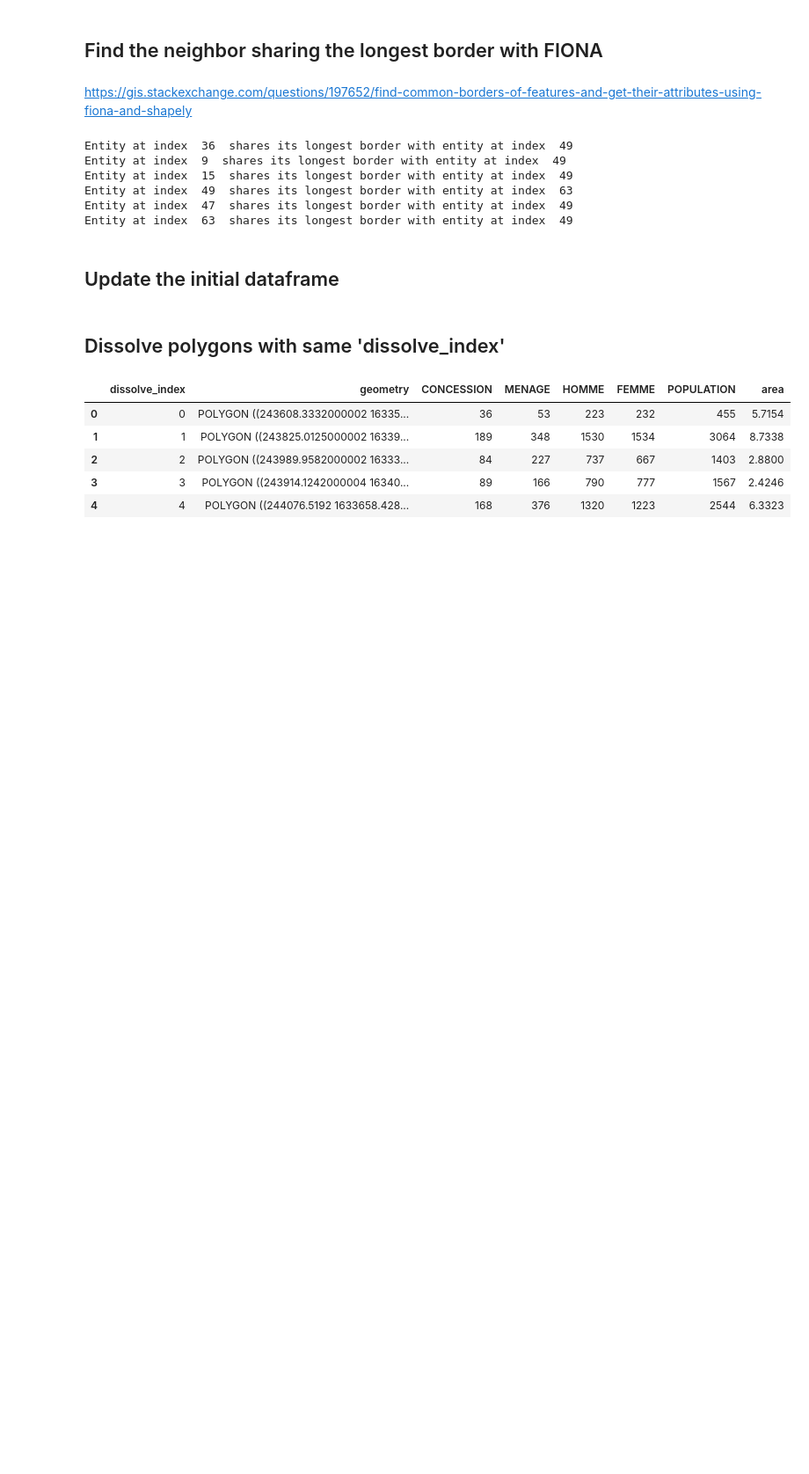
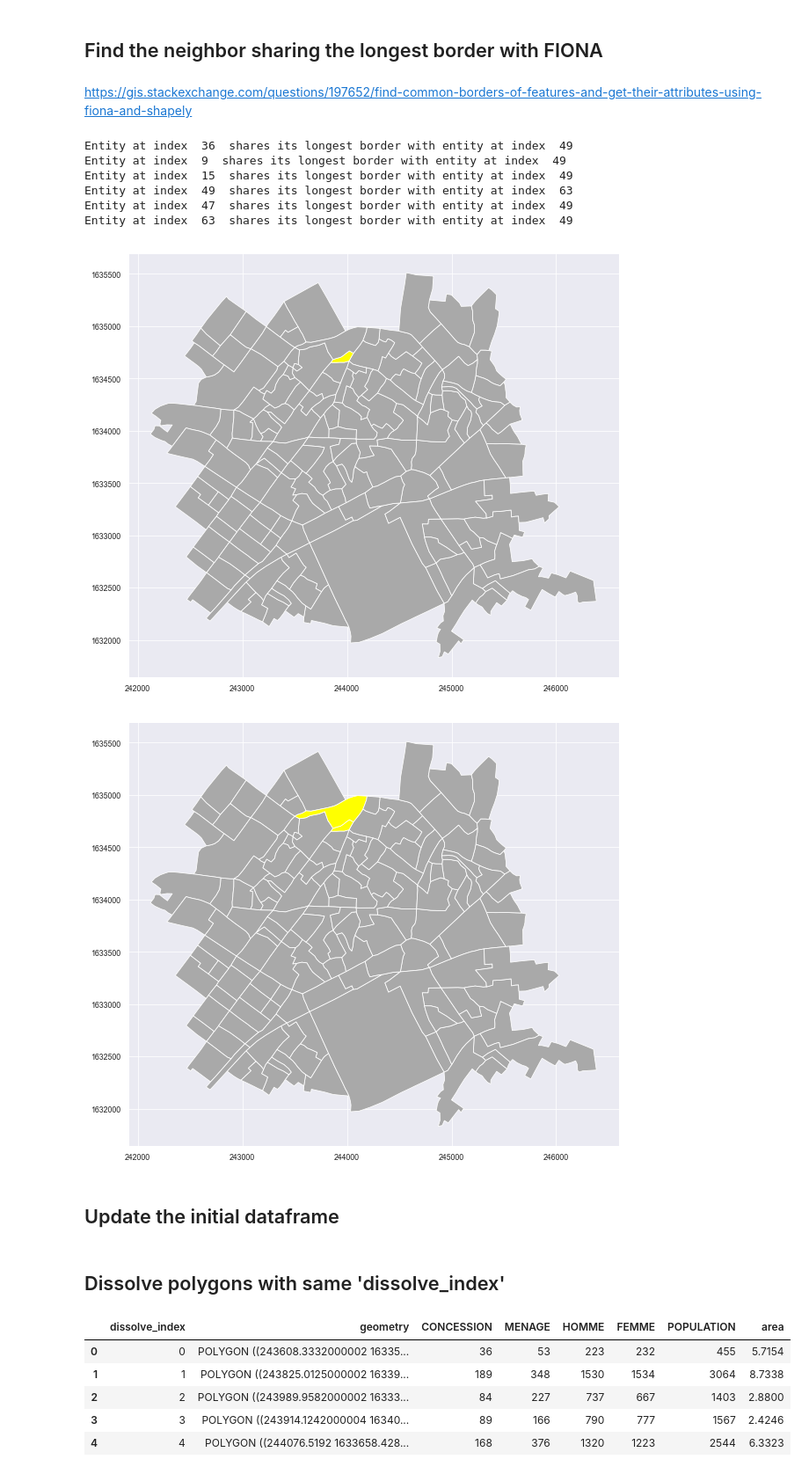
Before and after one commit to tgrippa/Aggregate_polygons, a Jupyter notebook: Min_size/Aggregate_smaller_polygons.ipynb, the cells around one changed output. Shown at 88% size. Saved outputs shown, nothing was run; the diff lists cells and outputs as text; code cells hidden in the pictures; blank space fills up the shorter version.

Commit message:
update script with function for display and export of plots + improved visibility on changing polygons highlighted in yellow

```diff
--- a/Min_size/Aggregate_smaller_polygons.ipynb
+++ b/Min_size/Aggregate_smaller_polygons.ipynb
@@ -25,0 +23,9 @@ i = 1
+# %%
+# Set a matplotlib color map 'darkgray' >< 'yellow'
+cmap = mpl.colors.ListedColormap(['darkgray', 'yellow'])
+# Set matplotlib figure size
+fig_size = (10, 10)
+# Set matplotlib resolution dpi
+resol = 250
+# For plot to appear in the notebook
+%matplotlib inline
@@ -26,3 +47,22 @@ i = 1
+# %%
+def double_plot_yellow(gdf, smallest_unit_index, longest_neighbor, inline=False):
+    global i
+    tmp_plot_gdf = gdf.copy()
+    tmp_plot_gdf['temp_color_plot']=[0 for index, unit in tmp_plot_gdf.iterrows() ]
+    tmp_plot_gdf.at[smallest_unit_index, "temp_color_plot"] = 1
+    tmp_plot_gdf.plot(cmap=cmap, column='temp_color_plot',  figsize=fig_size)
+    output_plot = os.path.join(output_folder,"illustration_%s.png"%i)
+    frames.append(output_plot)
+    plt.savefig(output_plot, dpi=resol, bbox_inches='tight')
+    if not inline: plt.close() # Prevent the plot to be displayed
+    i+=1
+    tmp_plot_gdf.at[longest_neighbor[smallest_unit_index], "temp_color_plot"] = 1
+    tmp_plot_gdf.plot(cmap=cmap, column='temp_color_plot',  figsize=fig_size)
+    output_plot = os.path.join(output_folder,"illustration_%s.png"%i)
+    frames.append(output_plot)
+    plt.savefig(output_plot, dpi=resol, bbox_inches='tight')
+    if not inline: plt.close() # Prevent the plot to be displayed
+    i+=1
 # %% [markdown]
 # Import initial data
 # %%
@@ -66,7 +98,7 @@ i+=1
 # Find the smallest polygon and its neighbors
 # %%
 ## Define the threshold for the minimum area
-thresh = 50000 # 5ha
+thresh = 25000 # 2.5 ha
 # %% [markdown]
 This function find the smaller unit and its neighbors and return them as a temporary shapefile (to be used in the next step).
 # %%
@@ -188,6 +220,12 @@ Entity at index  15  shares its longest border with entity at index  49
 Entity at index  49  shares its longest border with entity at index  63
 Entity at index  47  shares its longest border with entity at index  49
 Entity at index  63  shares its longest border with entity at index  49
+# %%
+# Display + Save figure
+double_plot_yellow(gdf, smallest_unit_index, longest_neighbor, inline=True)
+# %% [output]
+[figure, added]
+[figure, added]
 # %% [markdown]
 ## Update the initial dataframe
 # %%
```
Also changed, not shown: parts of 11 cells of this notebook, 1 other file.
